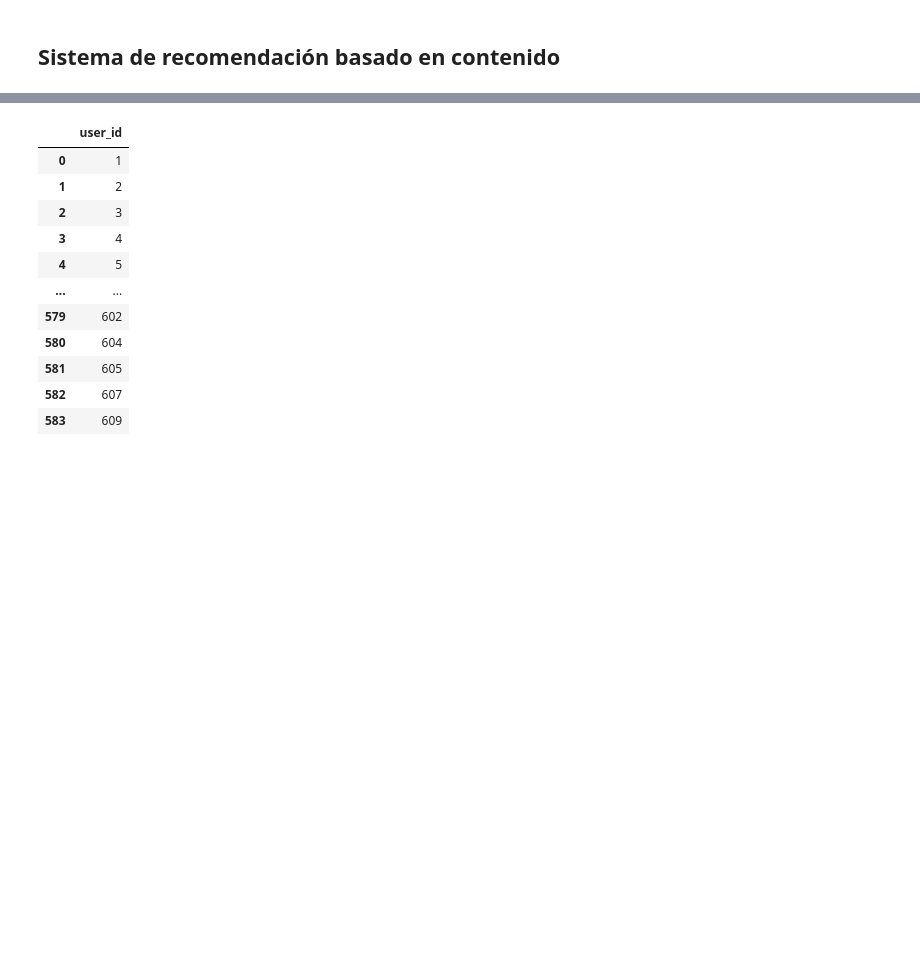
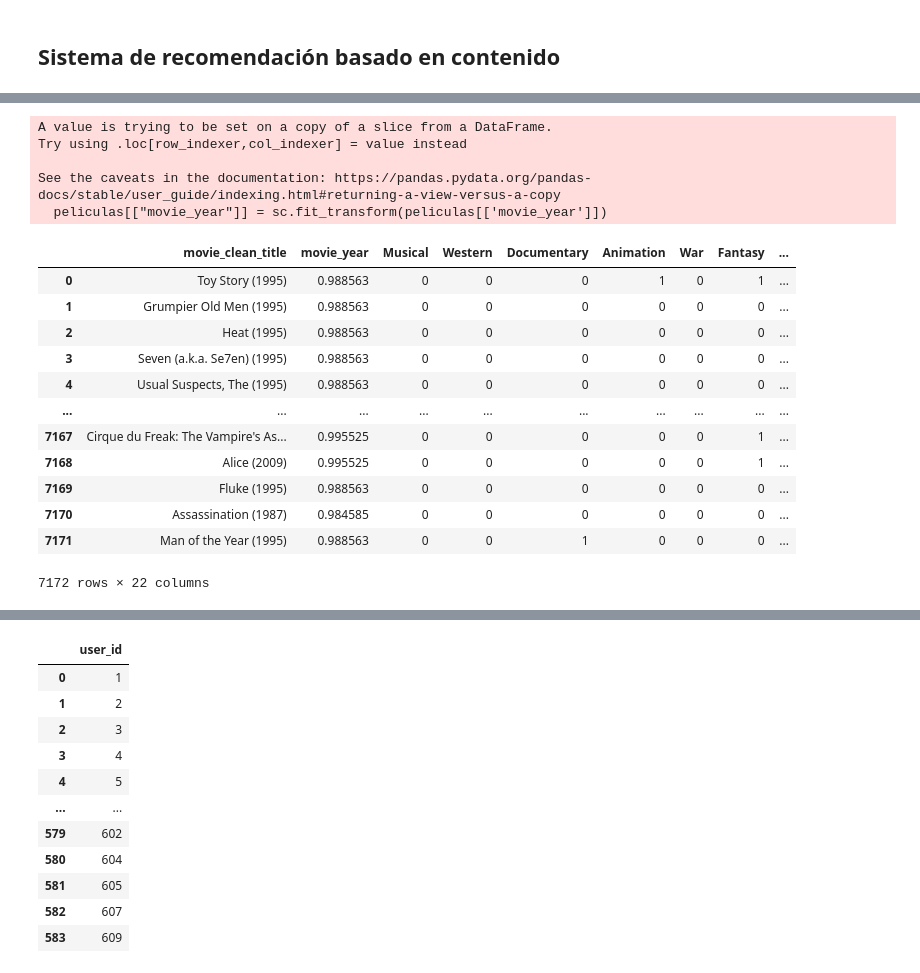
Before and after one commit to LorenaGiVa/Caso---Marketing, a Jupyter notebook: c_modelos.ipynb, the cells around one changed output, grey strips where cells are left out. Drawn from its saved outputs; the diff is of its cells as text; code cells hidden in the pictures; blank space fills up the shorter version.

Commit message:
Corrección del sistema de recomendación basado en el contenido de cada usuario

```diff
--- a/c_modelos.ipynb
+++ b/c_modelos.ipynb
@@ -213,0 +277,33 @@ peliculas.head()
+# %%
+# Eliminar las columnas del DataFrame
+peliculas = df2.drop(columns=['user_id', 'movie_id', 'rating', 'movie_title', 'movie_genres', 'fecha_nueva']).copy()
+peliculas.reset_index(drop=True, inplace=True)
+peliculas['movie_year'] = peliculas['movie_year'].astype(int)
+# Eliminar duplicados basados en la columna 'movie_clean_title'
+peliculas = peliculas.drop_duplicates(subset=['movie_clean_title'])
+# escalar el año de publicacion
+sc = MinMaxScaler()
+peliculas[["movie_year"]] = sc.fit_transform(peliculas[['movie_year']])
+# Reiniciar el índice
+peliculas.reset_index(drop=True, inplace=True)
+
+peliculas
+# %% [output]
+A value is trying to be set on a copy of a slice from a DataFrame.
+Try using .loc[row_indexer,col_indexer] = value instead
+
+See the caveats in the documentation: https://pandas.pydata.org/pandas-docs/stable/user_guide/indexing.html#returning-a-view-versus-a-copy
+  peliculas[["movie_year"]] = sc.fit_transform(peliculas[['movie_year']])
+|  | movie_clean_title | movie_year | Musical | Western | Documentary | Animation | War | Fantasy | ... |
+| 0 | Toy Story (1995) | 0.988563 | 0 | 0 | 0 | 1 | 0 | 1 | ... |
+| 1 | Grumpier Old Men (1995) | 0.988563 | 0 | 0 | 0 | 0 | 0 | 0 | ... |
+| 2 | Heat (1995) | 0.988563 | 0 | 0 | 0 | 0 | 0 | 0 | ... |
+| 3 | Seven (a.k.a. Se7en) (1995) | 0.988563 | 0 | 0 | 0 | 0 | 0 | 0 | ... |
+| 4 | Usual Suspects, The (1995) | 0.988563 | 0 | 0 | 0 | 0 | 0 | 0 | ... |
+| ... | ... | ... | ... | ... | ... | ... | ... | ... | ... |
+| 7167 | Cirque du Freak: The Vampire's As... | 0.995525 | 0 | 0 | 0 | 0 | 0 | 1 | ... |
+| 7168 | Alice (2009) | 0.995525 | 0 | 0 | 0 | 0 | 0 | 1 | ... |
+| 7169 | Fluke (1995) | 0.988563 | 0 | 0 | 0 | 0 | 0 | 0 | ... |
+| 7170 | Assassination (1987) | 0.984585 | 0 | 0 | 0 | 0 | 0 | 0 | ... |
+| 7171 | Man of the Year (1995) | 0.988563 | 0 | 0 | 1 | 0 | 0 | 0 | ... |
+7172 rows × 22 columns
```
Also changed, not shown: parts of 36 cells of this notebook.
